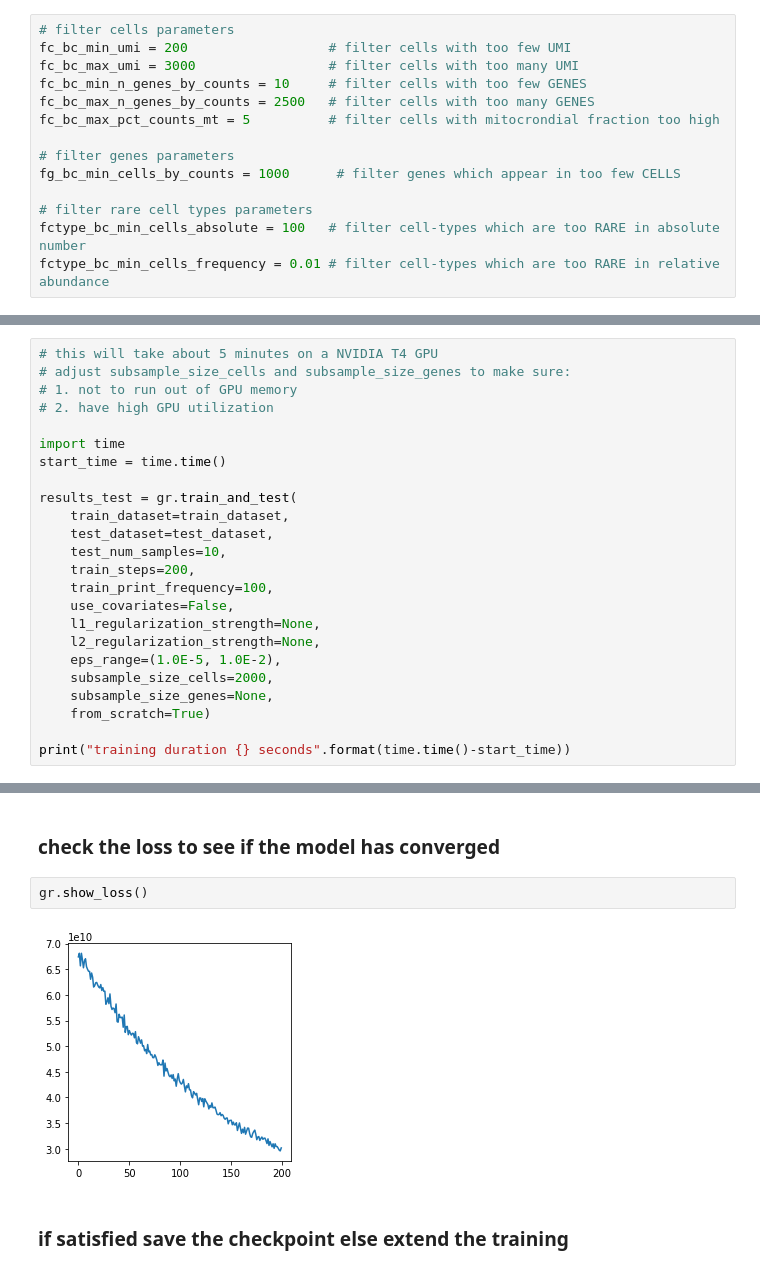
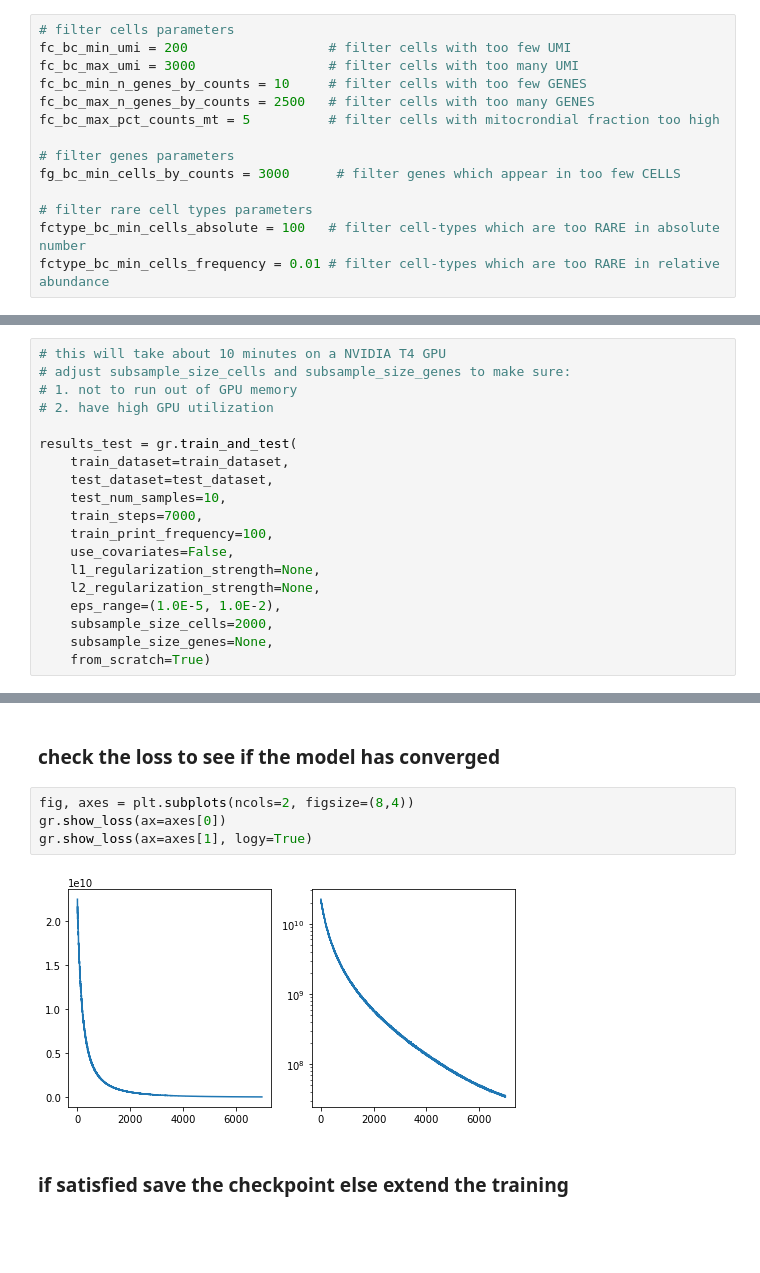
Before and after one commit to broadinstitute/tissue_purifier, a Jupyter notebook: notebooks/notebook3.ipynb, the cells around one changed output, grey strips where cells are left out. Drawn from its saved outputs; the diff is of its cells as text; blank space fills up the shorter version.

```diff
--- a/notebooks/notebook3.ipynb
+++ b/notebooks/notebook3.ipynb
@@ -59,7 +59,7 @@ fc_bc_max_n_genes_by_counts = 2500   # filter cells with too many GENES
 fc_bc_max_pct_counts_mt = 5          # filter cells with mitocrondial fraction too high
 
 # filter genes parameters
-fg_bc_min_cells_by_counts = 1000      # filter genes which appear in too few CELLS
+fg_bc_min_cells_by_counts = 3000      # filter genes which appear in too few CELLS
 
 # filter rare cell types parameters
 fctype_bc_min_cells_absolute = 100   # filter cell-types which are too RARE in absolute number
@@ -214,19 +214,16 @@ for c, (dataset, title) in enumerate(zip([train_dataset, test_dataset, val_datas
 gr = GeneRegression()
 gr.configure_optimizer(optimizer_type='adam', lr=5E-3)
 # %%
-# this will take about 5 minutes on a NVIDIA T4 GPU
+# this will take about 10 minutes on a NVIDIA T4 GPU
 # adjust subsample_size_cells and subsample_size_genes to make sure:
 # 1. not to run out of GPU memory
 # 2. have high GPU utilization
-
-import time
-start_time = time.time()
 
 results_test = gr.train_and_test(
     train_dataset=train_dataset,
     test_dataset=test_dataset,
     test_num_samples=10,
-    train_steps=200,
+    train_steps=7000,
     train_print_frequency=100,
     use_covariates=False,
     l1_regularization_strength=None,
@@ -235,6 +232,4 @@ results_test = gr.train_and_test(
     subsample_size_cells=2000,
     subsample_size_genes=None,
     from_scratch=True)
-
-print("training duration {} seconds".format(time.time()-start_time))
 # %% [output]
@@ -246,9 +253,11 @@ training duration 38.83034610748291 seconds
 # %% [markdown]
 ### check the loss to see if the model has converged
 # %%
-gr.show_loss()
+fig, axes = plt.subplots(ncols=2, figsize=(8,4))
+gr.show_loss(ax=axes[0])
+gr.show_loss(ax=axes[1], logy=True)
 # %% [output]
-[figure, old version]
+[figure, new version]
 # %% [markdown]
 ### if satisfied save the checkpoint else extend the training
 # %%
```
Also changed, not shown: parts of 37 cells of this notebook.
